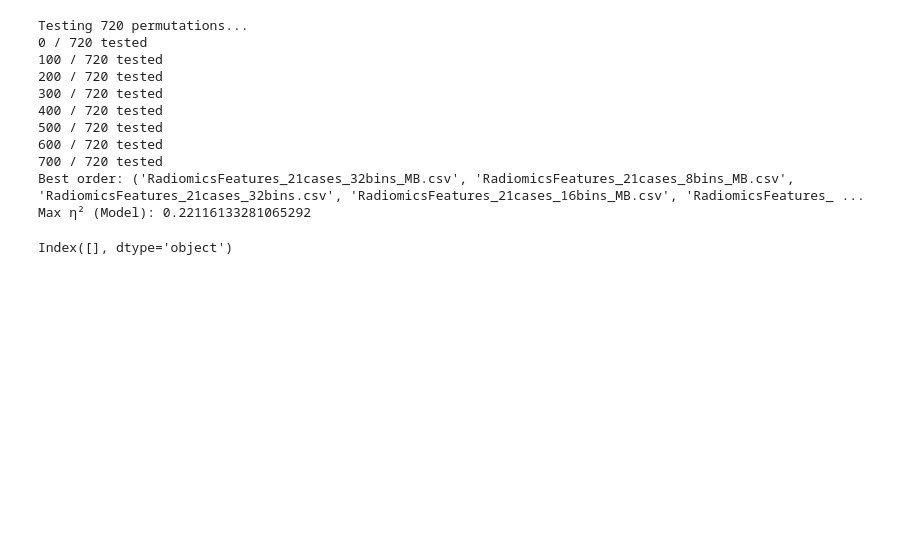
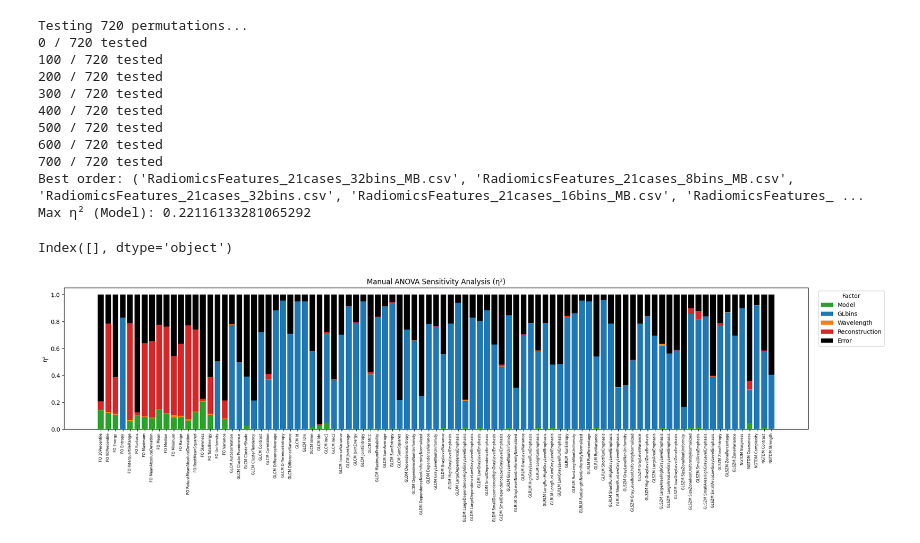
Before and after one commit to S-Nazem/radiomics-anova-shap-explainability, a Jupyter notebook: Dev_notebook.ipynb, the cells around one changed output. Cells and saved outputs as stored; diff of their text form; code cells hidden in the pictures; blank space fills up the shorter version.

```diff
--- a/Dev_notebook.ipynb
+++ b/Dev_notebook.ipynb
@@ -1631,0 +1811,47 @@ Index([], dtype='object')
+# %%
+from tqdm import tqdm
+
+eta2_list = []
+
+for feature in tqdm(feature_cols):
+    eta2 = manual_anova_sensitivity(
+        df_combined[feature],
+        df_combined[["Model", "GLbins", "Wavelength", "Reconstruction"]]
+    )
+    eta2["Feature"] = feature
+    eta2_list.append(eta2)
+
+eta2_manual_df = pd.DataFrame(eta2_list).set_index("Feature")
+eta2_manual_df = eta2_manual_df[["Model", "GLbins", "Wavelength", "Reconstruction", "Error"]]
+# %%
+import matplotlib.pyplot as plt
+
+def plot_eta2_stacked(df_eta2, title):
+    factors = ["Model", "GLbins", "Wavelength", "Reconstruction", "Error"]
+    colors = {
+        "Model": "#2ca02c",
+        "GLbins": "#1f77b4",
+        "Wavelength": "#ff7f0e",
+        "Reconstruction": "#d62728",
+        "Error": "#000000"
+    }
+
+    fig, ax = plt.subplots(figsize=(20, 6))
+    bottom = pd.Series(0, index=df_eta2.index)
+
+    for factor in factors:
+        ax.bar(df_eta2.index, df_eta2[factor], bottom=bottom, label=factor, color=colors[factor])
+        bottom += df_eta2[factor]
+
+    ax.set_title(title)
+    ax.set_ylabel("η²")
+    ax.set_ylim(0, 1.05)
+    ax.set_xticks(range(len(df_eta2)))
+    ax.set_xticklabels(df_eta2.index, rotation=90, fontsize=6)
+    ax.legend(bbox_to_anchor=(1.01, 1), loc="upper left", title="Factor")
+    plt.tight_layout()
+    plt.show()
+
+plot_eta2_stacked(eta2_manual_df, "Manual ANOVA Sensitivity Analysis (η²)")
+# %% [output]
+[figure, added]
```
Also changed, not shown: parts of 7 cells of this notebook, 2 other files.
